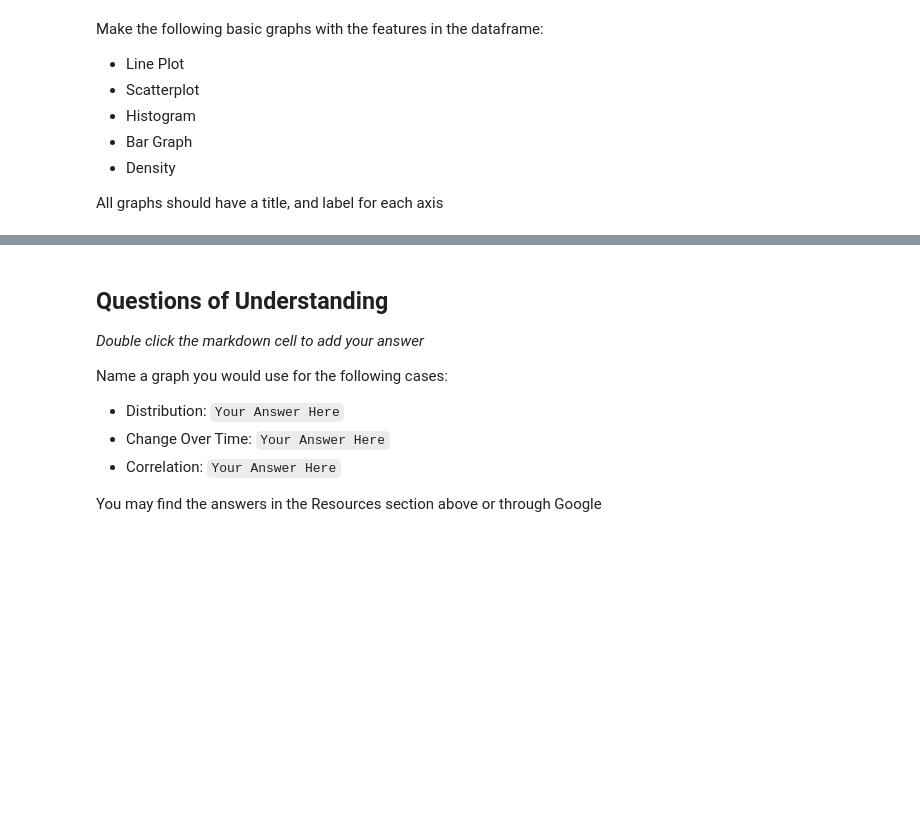
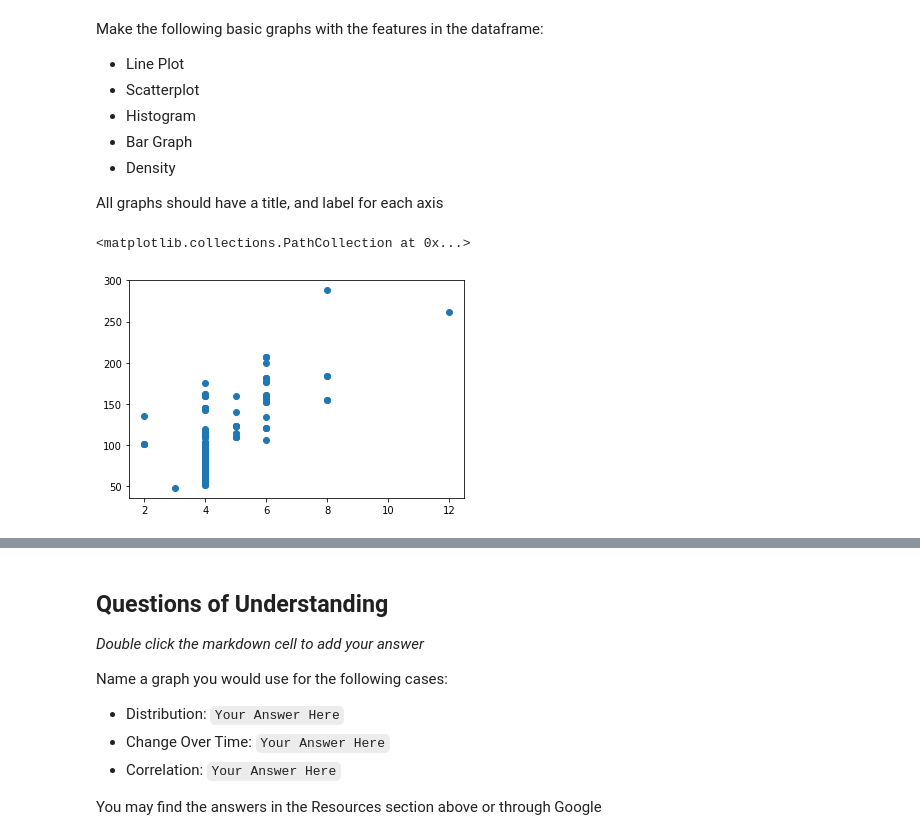
Before and after one commit to ekoly/Study-Guides, a Jupyter notebook: Unit_1_Sprint_1_Data_Wrangling_and_Visualizations_Study_Guide.ipynb, the cells around one changed output, grey strips where cells are left out. Drawn from its saved outputs; the diff is of its cells as text; code cells hidden in the pictures; blank space fills up the shorter version.

```diff
--- a/Unit_1_Sprint_1_Data_Wrangling_and_Visualizations_Study_Guide.ipynb
+++ b/Unit_1_Sprint_1_Data_Wrangling_and_Visualizations_Study_Guide.ipynb
@@ -150,3 +255,18 @@ Complete the following actions on the dataframe:
 - Convert the `doors` column to `int`
 - Drop the `eng_loc` column
 - Create a new column in the df that is the `hp` divided by `price`
+# %%
+df["doors"] = df["doors"].replace({"two": 2, "four": 4})
+# %%
+from sklearn.impute import SimpleImputer
+
+numeric = df.select_dtypes(include="number")
+nonnumeric = df.select_dtypes(exclude="number")
+
+numeric_columns = numeric.columns
+
+imputer = SimpleImputer()
+numeric = imputer.fit_transform(numeric)
+
+numeric = pd.DataFrame(numeric, columns=numeric_columns)
+df = pd.concat([numeric, nonnumeric], axis=1)
@@ -173,3 +357,9 @@ Make the following basic graphs with the features in the dataframe:
 - Density
 
 All graphs should have a title, and label for each axis
+# %%
+fig, ax = plt.subplots()
+ax.scatter(df["cylinders"], df["hp"])
+# %% [output]
+<matplotlib.collections.PathCollection at 0x...>
+[figure, added]
```
Also changed, not shown: parts of 23 cells of this notebook.
